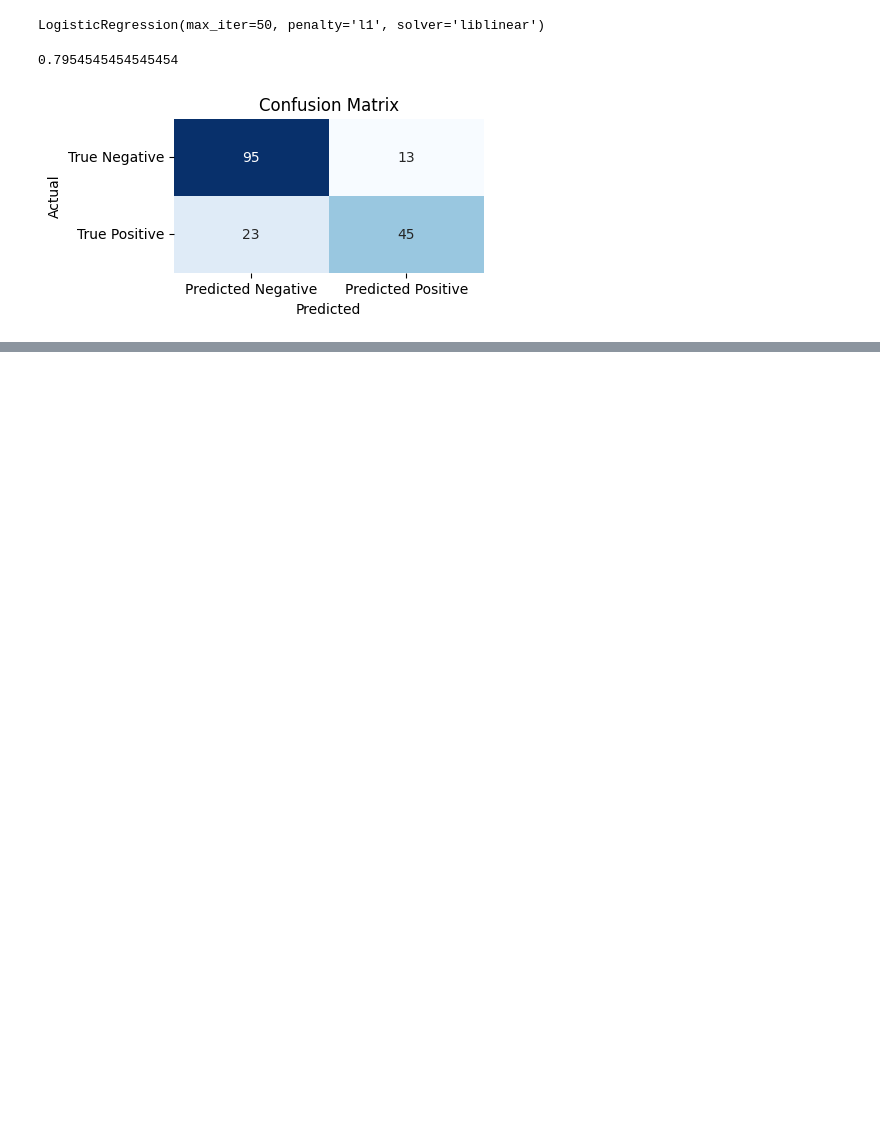
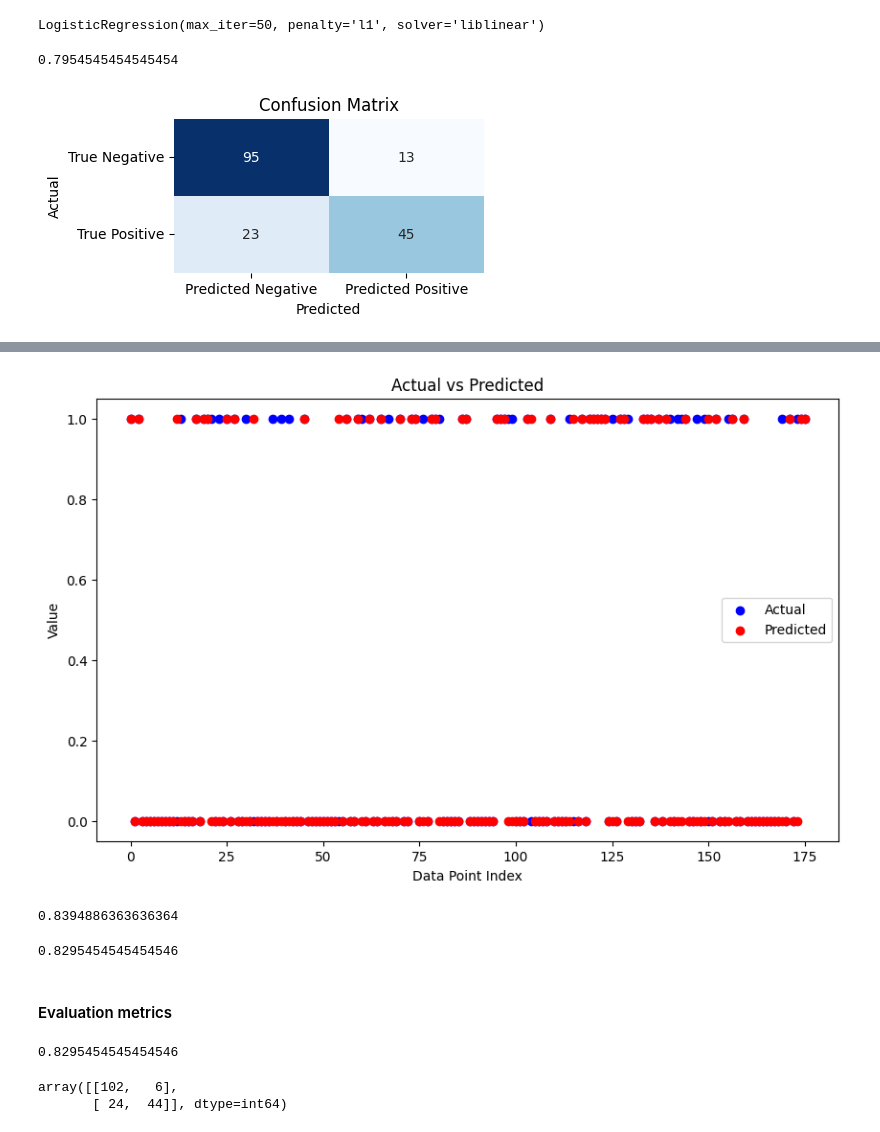
Before and after one commit to Prabinthapa007/Projects, a Jupyter notebook: Titanic-Data-Thorough-Study/ELT-Titanic-data.ipynb, the cells around one changed output, grey strips where cells are left out. Saved outputs shown, nothing was run; the diff lists cells and outputs as text; code cells hidden in the pictures; blank space fills up the shorter version.

Commit message:
Full Machine Learning Project of titanic data

```diff
--- a/Titanic-Data-Thorough-Study/ELT-Titanic-data.ipynb
+++ b/Titanic-Data-Thorough-Study/ELT-Titanic-data.ipynb
@@ -524,7 +533,7 @@ hyperparameter = {
     "penalty":['l1','l2'],
     "solver":['liblinear'],
     "class_weight":[None,'balanced'],
-    "max_iter":[50,100,200,500]
+    "max_iter":[50,110,200,500]
 }
 # %%
 f1_scorer = make_scorer(f1_score)
@@ -560,0 +574,3 @@ plt.show()
+# %%
+Reg = LinearRegression()
+Reg.fit(X_train, y_train)
@@ -560,0 +609,3 @@ plt.show()
+# %%
+clf = SVC()
+clf.fit(X_train, y_train)
@@ -560,0 +614,3 @@ plt.show()
+# %%
+y_pred = clf.predict(X_test)
+y_pred
@@ -560,0 +627,31 @@ plt.show()
+# %%
+plt.figure(figsize=(10, 6))
+plt.scatter(range(len(y_test)), y_test, color='blue', label='Actual')
+plt.scatter(range(len(y_pred)), y_pred, color='red', label='Predicted')
+plt.title('Actual vs Predicted')
+plt.xlabel('Data Point Index')
+plt.ylabel('Value')
+plt.legend()
+plt.show()
+# %% [output]
+[figure, added]
+# %%
+clf.score(X_train, y_train)
+# %% [output]
+0.8394886363636364
+# %%
+clf.score(X_test, y_test)
+# %% [output]
+0.8295454545454546
+# %% [markdown]
+#### Evaluation metrics
+# %%
+accuracy = accuracy_score(y_test, y_pred)
+print(accuracy)
+# %% [output]
+0.8295454545454546
+# %%
+confusion_matrix = confusion_matrix(y_test, y_pred)
+# %% [output]
+array([[102,   6],
+       [ 24,  44]], dtype=int64)
```
Also changed, not shown: parts of 24 cells of this notebook.
